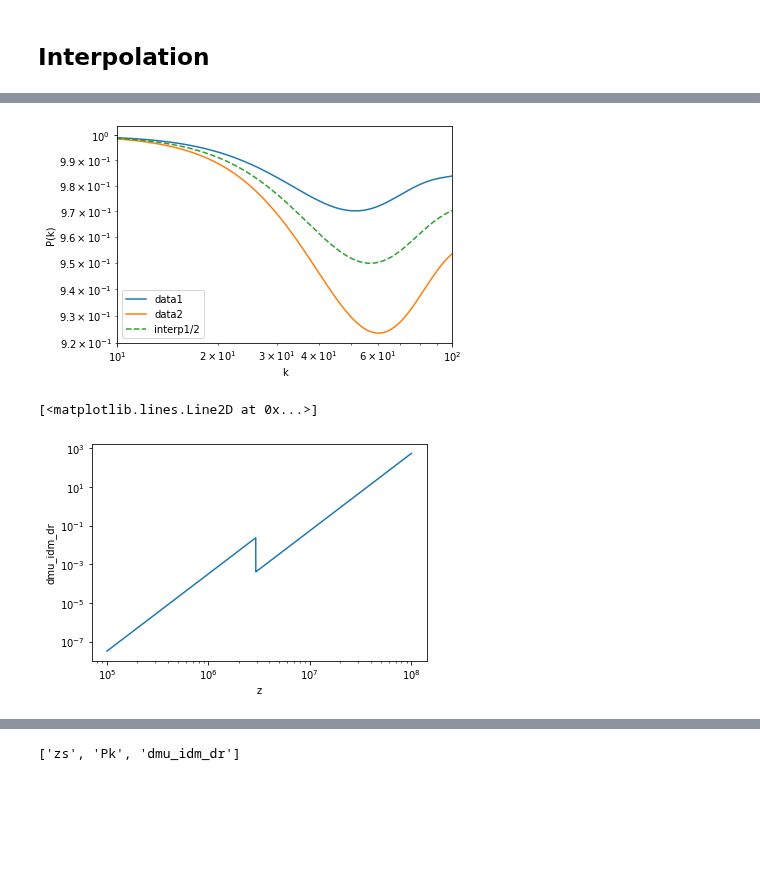
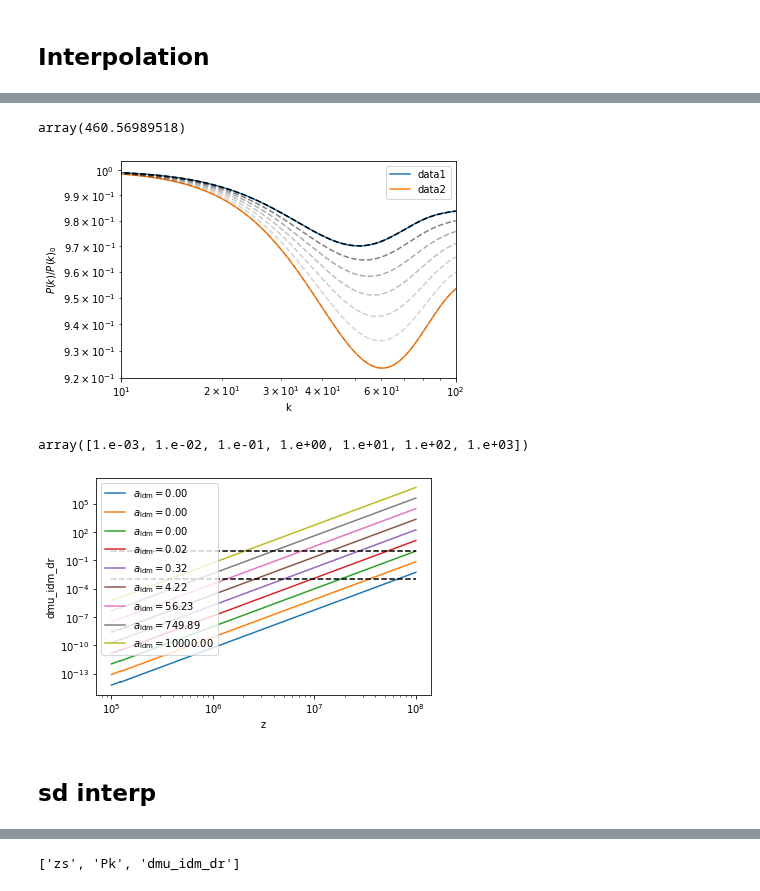
Before and after one commit to NolanSmyth/class_recoupling, a Jupyter notebook: plotPk.ipynb, the cells around one changed output, grey strips where cells are left out. Cells and saved outputs as stored; diff of their text form; code cells hidden in the pictures; blank space fills up the shorter version.

Commit message:
Data gen, interpolation, and analysis pipeline

```diff
--- a/plotPk.ipynb
+++ b/plotPk.ipynb
@@ -64,19 +69,30 @@ T_rec
+# %%
+pks_interp((T_interps[0], A_interps[0], kk[0]))
+# %% [output]
+array(460.56989518)
 # %%
 idx = 20
 plt.plot(kk, pk_dat[idx,idx,:]/pk_dat[0,0,:], label='data1')
 plt.plot(kk, pk_dat[idx+1,idx+1,:]/pk_dat[0,0,:], label='data2')
-plt.plot(kk, pks_interp(((T_recs_unique[idx]+T_recs_unique[idx+1])/2, (A_recs_unique[idx]+A_recs_unique[idx+1])/2, kk))/pk_dat[0,0,:],'--', label='interp1/2')
+
+num_interps = 7
+T_interps = np.logspace(np.log10(T_recs_unique[idx]), np.log10(T_recs_unique[idx+1]), num_interps)
+A_interps = np.logspace(np.log10(A_recs_unique[idx]), np.log10(A_recs_unique[idx+1]), num_interps)
+
+for num_interp in range(num_interps):
+    plt.plot(kk, pks_interp((T_interps[num_interp], A_interps[num_interp], kk))/pk_dat[0,0,:],'--k', alpha=1/(num_interp+1))
 # plt.plot(kk, pks_interp((T_recs_unique[0], A_recs_unique[0], kk)),'--', label='interp2')
 plt.xscale('log')
 plt.yscale('log')
 plt.xlim(1e1,1e2)
 # plt.ylim(1e-7,1e0)
 plt.xlabel('k')
-plt.ylabel('P(k)')
+plt.ylabel('$P(k)/P(k)_0$')
 plt.legend()
+# plt.savefig('figures/pk_interp.png')
 plt.show()
 # %% [output]
-[figure, old version]
+[figure, new version]
 # %%
 def dmu_idm_dr(T_rec, A_rec, z, a_idm_dr=1, nindex_idm_dr=4, omega0_cdm=0.12038, f_idm_dr=1.0, h=0.67556, xi=0.3):
 
@@ -86,14 +102,24 @@ def dmu_idm_dr(T_rec, A_rec, z, a_idm_dr=1, nindex_idm_dr=4, omega0_cdm=0.12038,
         return base_rate * (1 + A_rec)
     else:
         return base_rate
+# %%
+np.logspace(-3,3,7)
+# %% [output]
+array([1.e-03, 1.e-02, 1.e-01, 1.e+00, 1.e+01, 1.e+02, 1.e+03])
 # %%
 zs = np.logspace(5,8,5000)
-dmus = [dmu_idm_dr(T_recs_unique[idx], A_recs_unique[idx], z) for z in zs]
+for a in np.logspace(-5,4,9):
+    dmus = [dmu_idm_dr(T_recs_unique[0], A_recs_unique[0], z, a_idm_dr=a) for z in zs]
+    plt.plot(zs, dmus, label=r'$a_\mathrm{idm} = %.2f$'%a)
 plt.xscale('log')
 plt.yscale('log')
 plt.xlabel('z')
 plt.ylabel('dmu_idm_dr')
-plt.plot(zs, dmus)
+plt.plot(np.logspace(5,8,100),1e-3*np.ones(100), '--k')
+plt.plot(np.logspace(5,8,100),np.ones(100), '--k')
+plt.legend()
+plt.show()
 # %% [output]
-[<matplotlib.lines.Line2D at 0x...>]
-[figure, old version]
+[figure, new version]
+# %% [markdown]
+## sd interp
```
Also changed, not shown: parts of 12 cells of this notebook, 9 other files.
